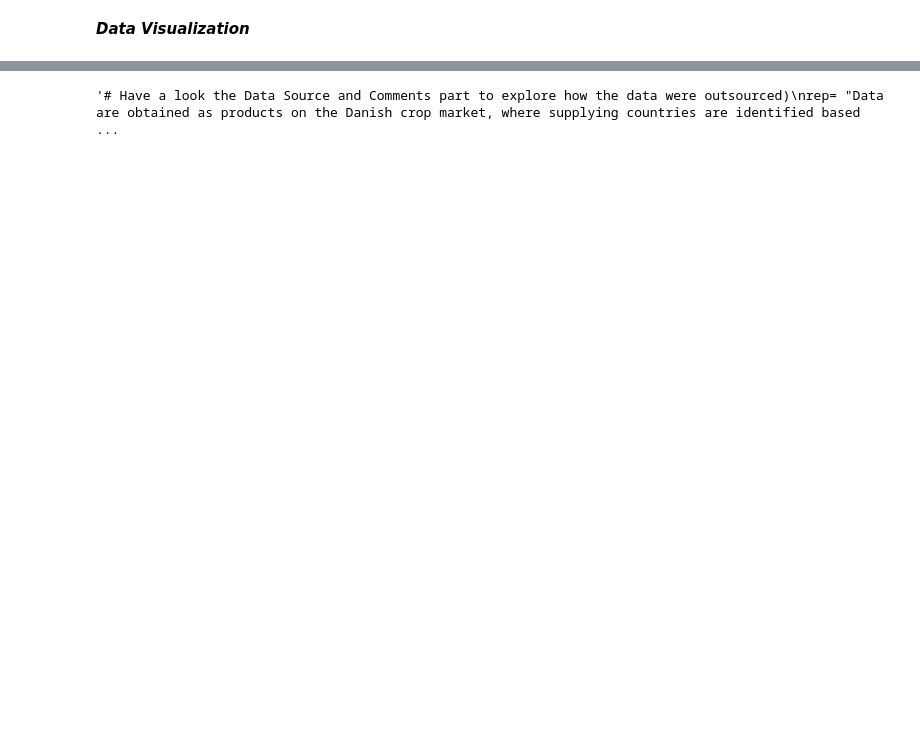
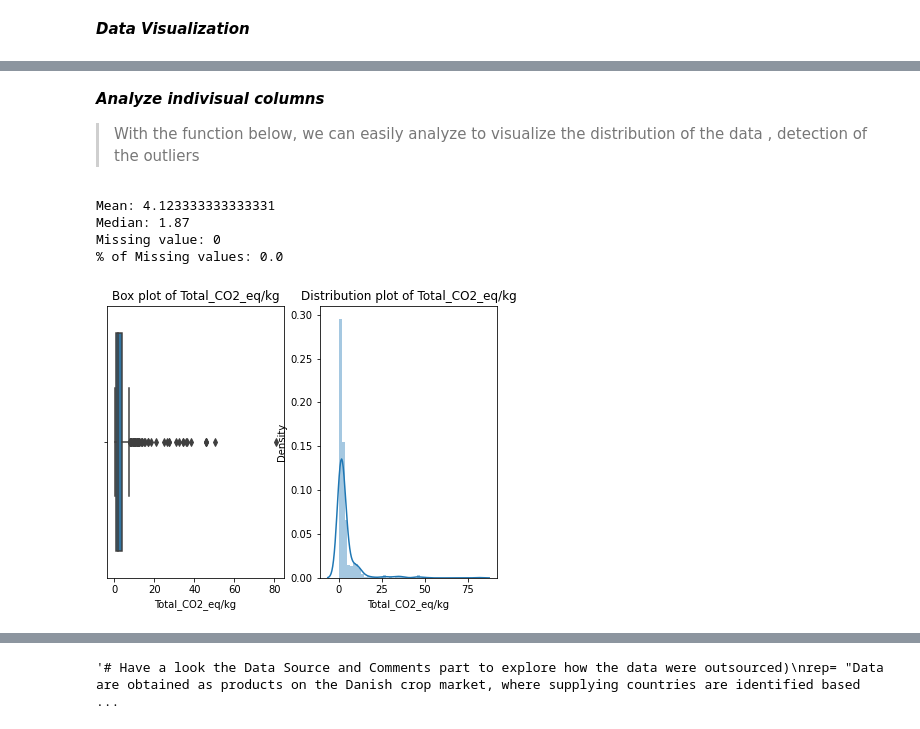
Before and after one commit to mrchapagain/FoodClimateAnalytics, a Jupyter notebook: ConcitoClimateAnalytics.ipynb, the cells around one changed output, grey strips where cells are left out. Cells and saved outputs as stored; diff of their text form; code cells hidden in the pictures; blank space fills up the shorter version.

```diff
--- a/ConcitoClimateAnalytics.ipynb
+++ b/ConcitoClimateAnalytics.ipynb
@@ -244,0 +250,28 @@ Name: Agriculture, Length: 500, dtype: float64
+# %% [markdown]
+***Analyze indivisual columns***
+
+> With the function below, we can easily analyze to visualize the distribution of the data , detection of the outliers
+# %%
+def plotchart(col):
+  fig, (ax1, ax2) = plt.subplots(1, 2, figsize= (7, 5))
+  sns.boxplot(col, orient="v", ax= ax1)
+  ax1_set_ylabel= col.name
+  ax1.set_title("Box plot of {}".format(col.name))
+  sns.distplot(col, ax=ax2)
+  ax2.set_title("Distribution plot of {}".format(col.name))
+
+def analysis_column(col):
+  #print("Count of outlier ", len(findoutliers(col)))
+  print("Mean: {}".format(col.mean()))
+  print("Median: {}".format(col.median()))
+  print("Missing value: {}".format(col.isnull().sum()))
+  print("% of Missing values: {}".format(round(100*(col.isnull().sum()/len(col)), 2)))
+  plotchart(col)
+
+analysis_column(selected_dropped_data["Total_CO2_eq/kg"])
+# %% [output]
+Mean: 4.123333333333331
+Median: 1.87
+Missing value: 0
+% of Missing values: 0.0
+[figure, added]
```
Also changed, not shown: parts of 14 cells of this notebook.
